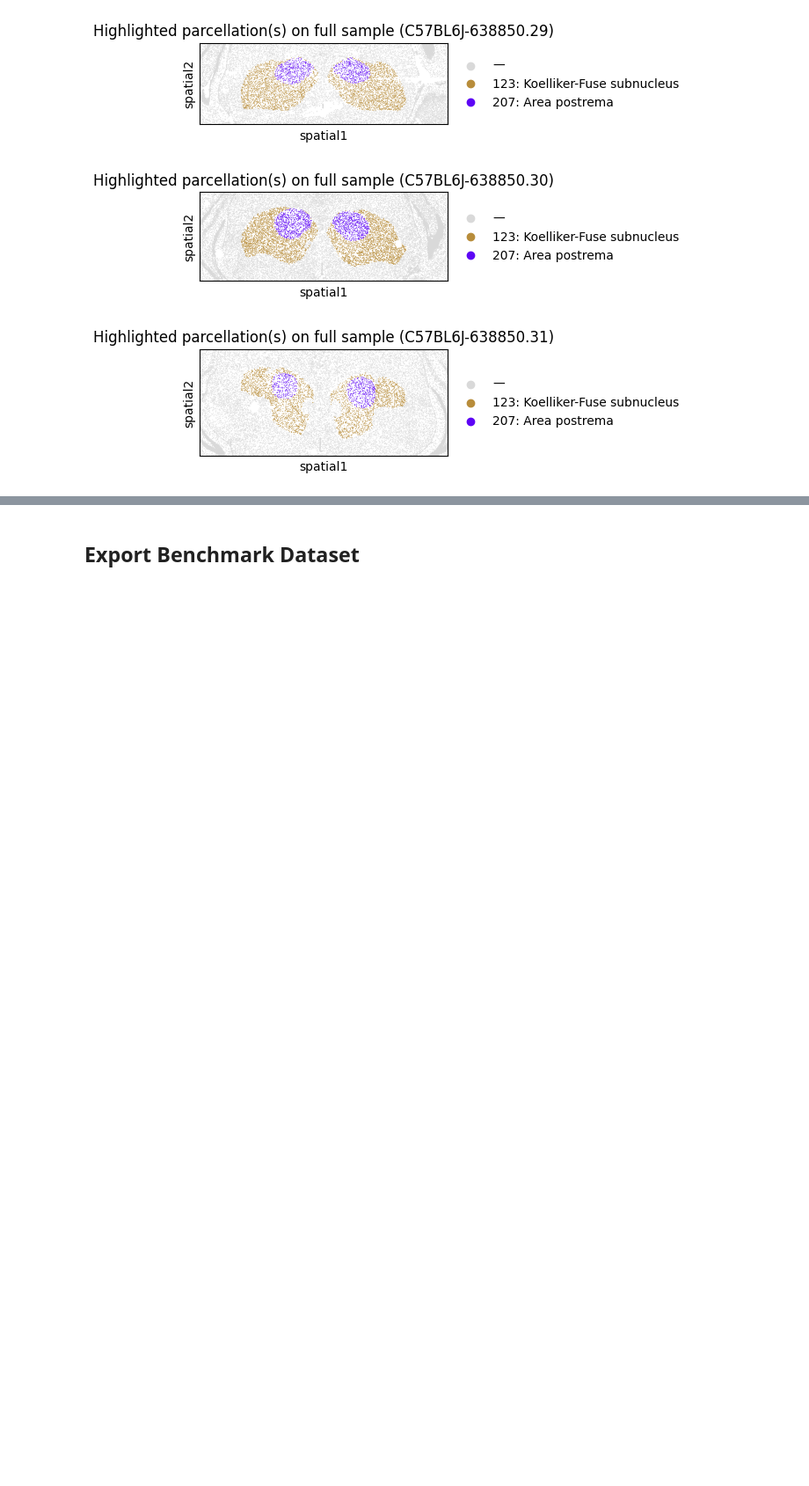
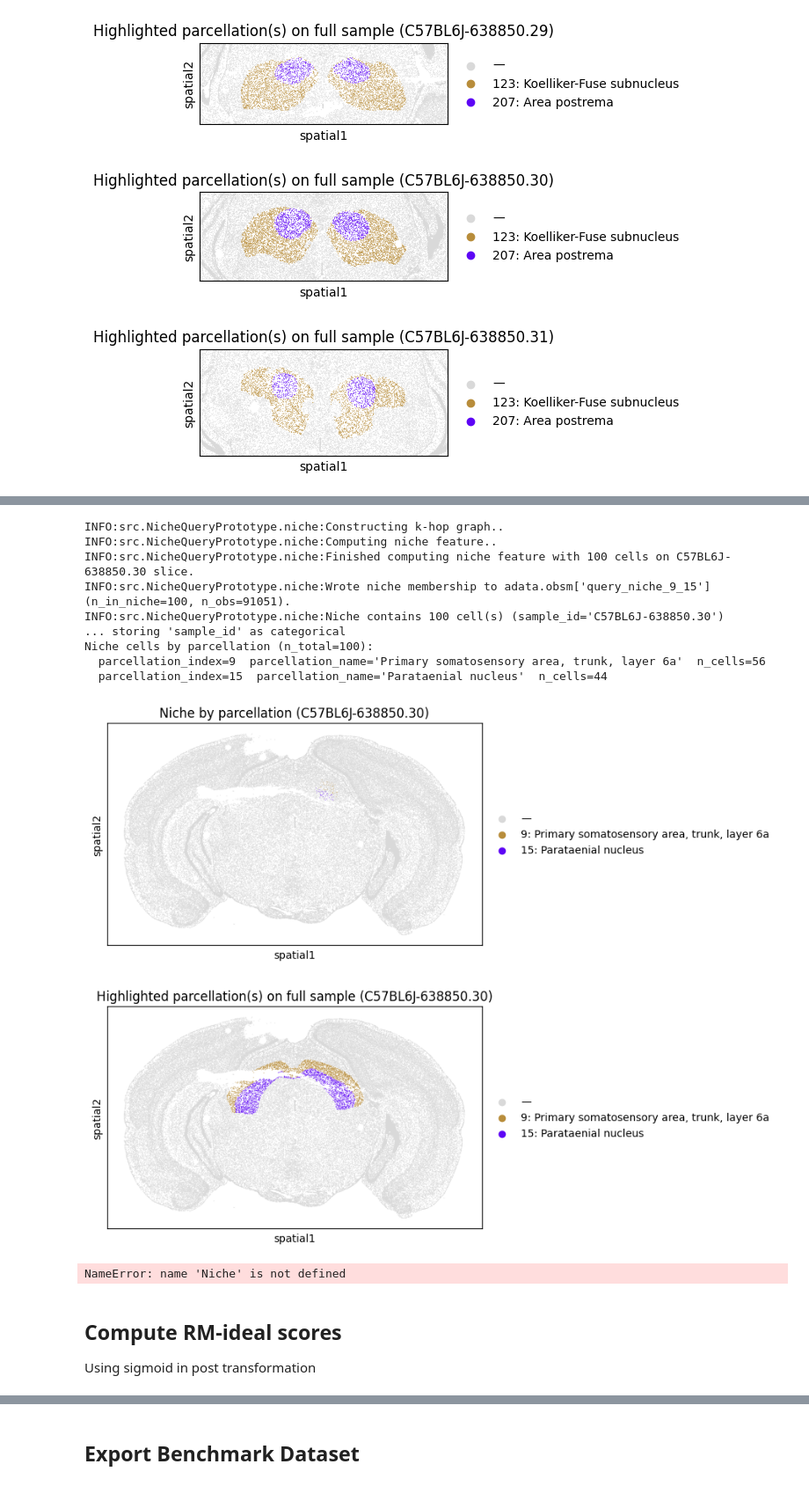
Before and after one commit to lichyyyyyy/NicheQueryBenchmark, a Jupyter notebook: generate_dataset.ipynb, the cells around one changed output, grey strips where cells are left out. Shown at 88% size. Cells and saved outputs as stored; diff of their text form; code cells hidden in the pictures; blank space fills up the shorter version.

```diff
--- a/generate_dataset.ipynb
+++ b/generate_dataset.ipynb
@@ -638,0 +570,35 @@ finally:
+# %%
+# Visualize the niche to query
+
+query_niche_sample_id = 'C57BL6J-638850.30'
+
+niche_to_query = Niche()
+niche_to_query.construct_by_k_hop(db, center_cell_id='1018093344102050071-4', sample_id=query_niche_sample_id, \
+    k=10, cell_limit=100, parcellation_index=[9,15], niche_name='query_niche_9_15')
+niche_to_query.visualize(db)
+# %% [output]
+INFO:src.NicheQueryPrototype.niche:Constructing k-hop graph..
+INFO:src.NicheQueryPrototype.niche:Computing niche feature..
+INFO:src.NicheQueryPrototype.niche:Finished computing niche feature with 100 cells on C57BL6J-638850.30 slice.
+INFO:src.NicheQueryPrototype.niche:Wrote niche membership to adata.obsm['query_niche_9_15'] (n_in_niche=100, n_obs=91051).
+INFO:src.NicheQueryPrototype.niche:Niche contains 100 cell(s) (sample_id='C57BL6J-638850.30')
+... storing 'sample_id' as categorical
+Niche cells by parcellation (n_total=100):
+  parcellation_index=9  parcellation_name='Primary somatosensory area, trunk, layer 6a'  n_cells=56
+  parcellation_index=15  parcellation_name='Parataenial nucleus'  n_cells=44
+[figure, added]
+[figure, added]
+# %%
+# Visualize the niche to query
+
+query_niche_sample_id = 'C57BL6J-638850.30'
+
+niche_to_query = Niche()
+niche_to_query.construct_by_k_hop(db, center_cell_id='1018093345101970356', sample_id=query_niche_sample_id, \
+    k=10, cell_limit=100, parcellation_index=[9,15], niche_name='query_niche_9_15')
+niche_to_query.visualize(db)
+# %% [output]
+NameError: name 'Niche' is not defined
+# %% [markdown]
+## Compute RM-ideal scores
+Using sigmoid in post transformation
```
Also changed, not shown: parts of 15 cells of this notebook, 4 other files.
